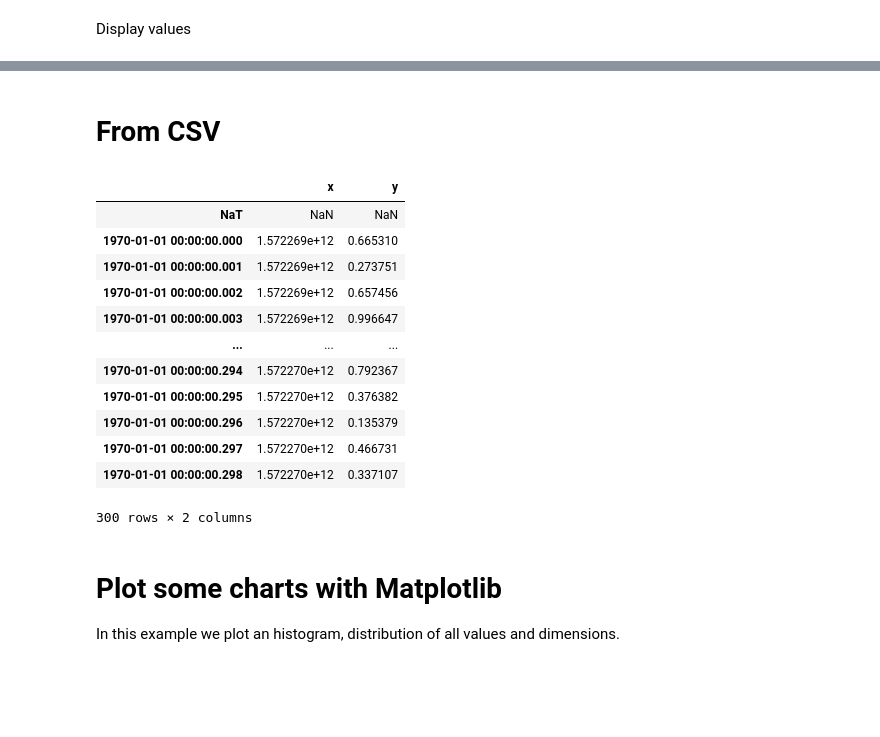
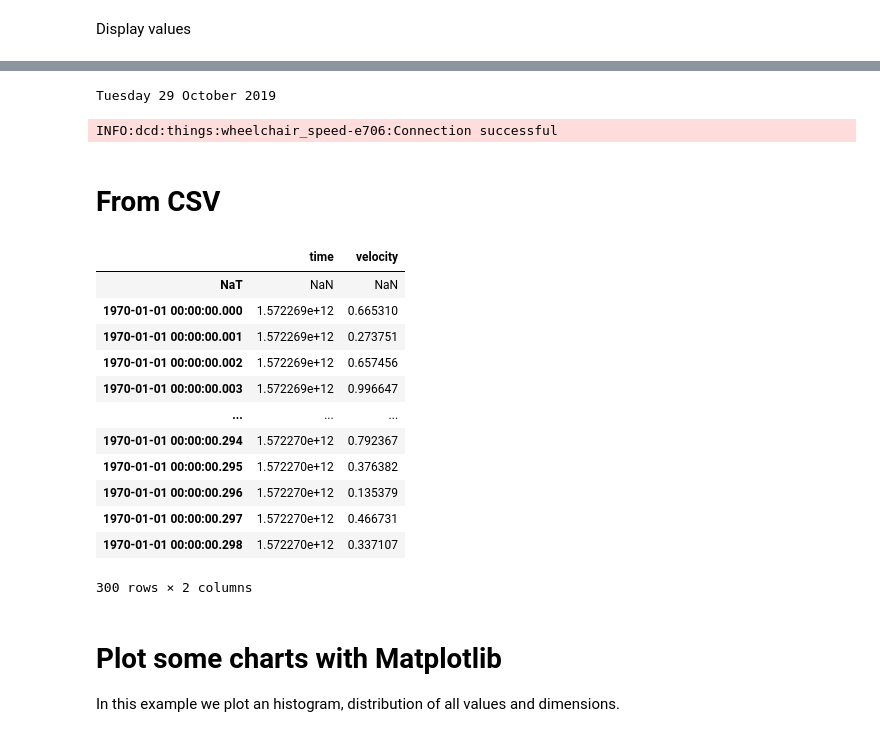
Before and after one commit to PaklongC/Fitnesswheelchair, a Jupyter notebook: CSV database.ipynb, the cells around one changed output, grey strips where cells are left out. Cells and saved outputs as stored; diff of their text form; code cells hidden in the pictures; blank space fills up the shorter version.

```diff
--- a/CSV database.ipynb
+++ b/CSV database.ipynb
@@ -105,18 +105,22 @@ df = pd.DataFrame(my_property.values, columns = ['time', 'velocity'])
 df.to_csv('test.csv')
 
 ct = datetime.now().strftime('%A %-d %B %Y')
+print(ct)
 nametag = 'Workout '+ct+'.csv'
 os.rename('test.csv', nametag)
+# %% [output]
+Tuesday 29 October 2019
+INFO:dcd:things:wheelchair_speed-e706:Connection successful
 # %% [markdown]
 # From CSV
 # %%
 from numpy import genfromtxt
 import pandas as pd
 data = genfromtxt('Workout Monday 28 October 2019.csv', delimiter=',')
-data_frame = pd.DataFrame(data[:,1:], index = pd.DatetimeIndex(pd.to_datetime(data[:,0], unit='ms')), columns = ['x', 'y'])
+data_frame = pd.DataFrame(data[:,1:], index = pd.DatetimeIndex(pd.to_datetime(data[:,0], unit='ms')), columns = ['time', 'velocity'])
 data_frame
 # %% [output]
-|  | x | y |
+|  | time | velocity |
 | NaT | NaN | NaN |
 | 1970-01-01 00:00:00.000 | 1.572269e+12 | 0.665310 |
 | 1970-01-01 00:00:00.001 | 1.572269e+12 | 0.273751 |
```
Also changed, not shown: parts of 5 cells of this notebook, 9 other files.
